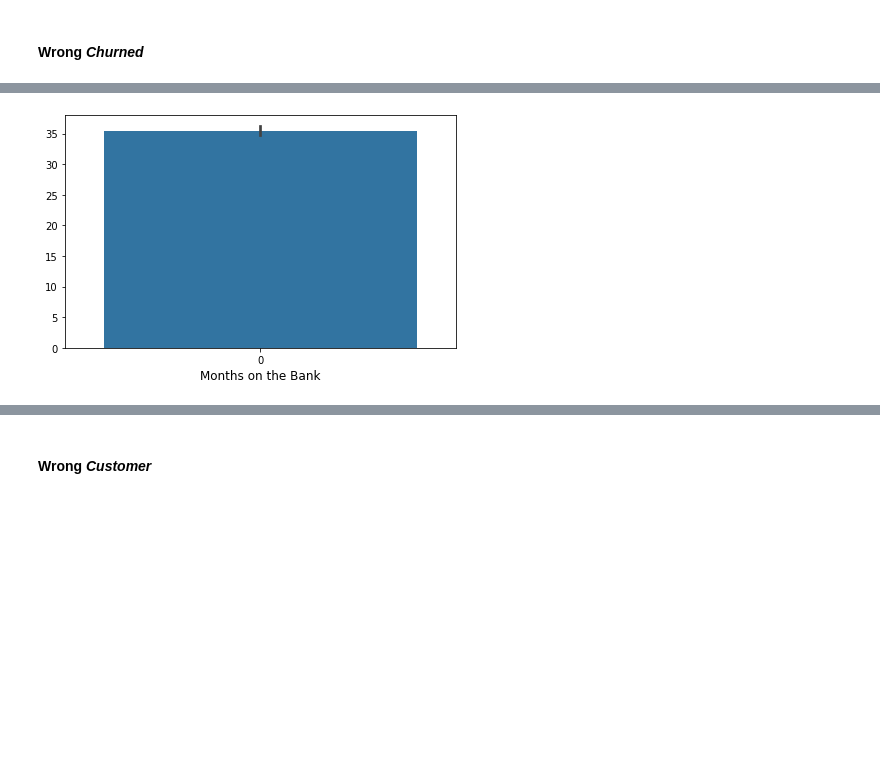
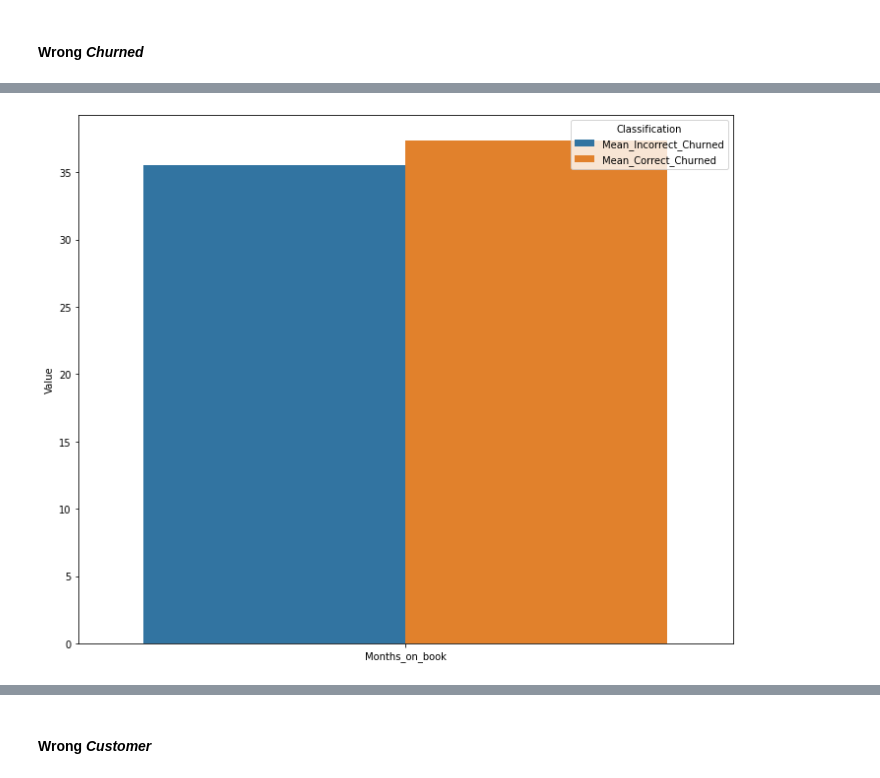
Before and after one commit to VictorLJay/Customer-Churn-Predictor, a Jupyter notebook: your-project/ML Modeling.ipynb, the cells around one changed output, grey strips where cells are left out. Drawn from its saved outputs; the diff is of its cells as text; code cells hidden in the pictures; blank space fills up the shorter version.

```diff
--- a/your-project/ML Modeling.ipynb
+++ b/your-project/ML Modeling.ipynb
@@ -897,3 +903,9 @@ bank_misclassified.loc[:, "Classified_As"] = np.where(bank_misclassified["x1_Exi
+# %%
+# Copy of the original DF
+bank_correct_classified = bank.copy()
+
+# Filtering only for the index misclassified
+bank_correct_classified = bank_correct_classified.iloc[correct_classified, :]
 # %% [markdown]
 Let's see how many values were misclassified per each category:
 # %%
@@ -918,5 +929,5 @@ wrong_churned = wrong_churned.iloc[:, :13].describe()
 wrong_churned = wrong_churned.loc["mean"]
 # %%
 # Correct churned
-correct_churned = correct_churned[correct_churned["x1_Existing Customer"] == 0].iloc[:, :13].describe()
-correct_churned = correct_churned.loc["mean"]
+bank_correct_classified = bank_correct_classified[bank_correct_classified["x1_Existing Customer"] == 0].iloc[:, :13].describe()
+bank_correct_classified = bank_correct_classified.loc["mean"]
@@ -962,0 +934,14 @@ Name: mean, dtype: float64
+# %%
+# Creating DF from variables
+df = pd.concat([wrong_churned, bank_correct_classified], axis=1)
+
+# Renaming columns
+df.columns=["Mean_Incorrect_Churned", "Mean_Correct_Churned"]
+
+# Unstacking them
+df = df.unstack().reset_index()
+
+# Renaming the new df with the proper column names
+df.columns=["Classification", "Variable", "Value"]
+
+df
@@ -963,11 +966,20 @@ Name: mean, dtype: float64
+# %%
+# Creating different DF for passing it to Seaborn
+df_months_bank = df[df["Variable"] == "Months_on_book"]
+
+df_transactions_change = df[df["Variable"] == "Total_Ct_Chng_Q4_Q1"]
+
+df_card_utilization = df[df["Variable"] == "Avg_Utilization_Ratio"]
 # %%
-sns.barplot(data=values_churn[2])
+fig, ax = plt.subplots(figsize=(10,8))
 
-plt.xlabel("Months on the Bank", fontsize=12)
+sns.barplot(data=df_months_bank, x="Variable", y="Value", hue="Classification")
+
+plt.xlabel("", fontsize=12)
 
 plt.tight_layout()
 plt.savefig("../images/months_bank_churn.png")
 plt.show()
 # %% [output]
-[figure, old version]
+[figure, new version]
 # %%
```
Also changed, not shown: parts of 11 cells of this notebook, 6 other files.
